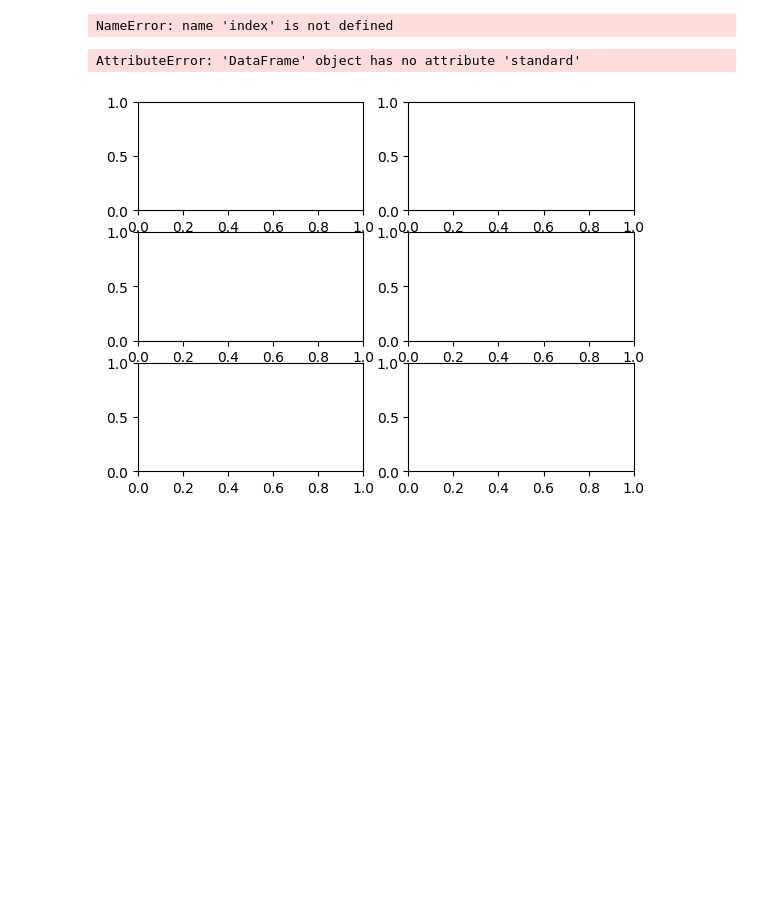
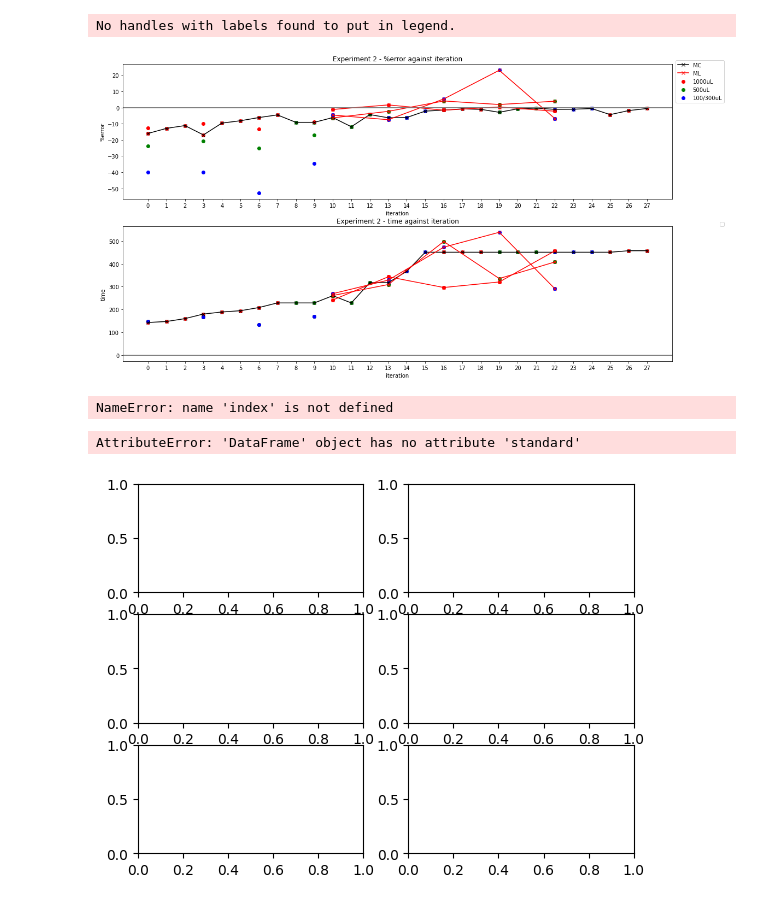
Before and after one commit to Quijanove/viscosity_liquid_transfer_Pablo, a Jupyter notebook: Opentrons_experiments/BOTorch_optimization/Opentrons_csv/error against iterations (ini+cal+ml).ipynb, the cells around one changed output. Cells and saved outputs as stored; diff of their text form; code cells hidden in the pictures; blank space fills up the shorter version.

```diff
--- a/Opentrons_experiments/BOTorch_optimization/Opentrons_csv/error against iterations (ini+cal+ml).ipynb
+++ b/Opentrons_experiments/BOTorch_optimization/Opentrons_csv/error against iterations (ini+cal+ml).ipynb
@@ -38,3 +38,5 @@ df_cal
+# %%
+df_exp_2['time_asp_1000'] = 1000/df_exp_2['aspiration_rate'] + 1000/df_exp_2['dispense_rate'] + df_exp_2['delay_aspirate'] + df_exp_2['delay_dispense']
 # %%
 index_cal = np.arange(len(df_cal.index))
 index_ini = np.arange(len(df_ini.index))
@@ -134,3 +136,81 @@ No handles with labels found to put in legend.
+# %%
+fig , axs = plt.subplots(2,1)
+
+fig.set_size_inches(18, 10)
+
+axs[0].scatter(df_cal_1000.index,df_cal_1000[r'%error'],label = '1000uL',color = 'red')
+axs[0].scatter(df_cal_500.index,df_cal_500[r'%error'],label = '500uL', color = 'green')
+axs[0].scatter(df_cal_300.index,df_cal_300[r'%error'],label = '100/300uL',color = 'blue')
+axs[0].plot(index_cal,df_cal[r'%error'],color='black',marker = 'x',label = "MC")
+axs[0].axhline(y=0,color='grey')
+axs[0].set_xticks(index_cal)
+
+axs[0].set_xlabel('iteration')
+axs[0].set_ylabel(r'%error')
+
+    # initialization
+axs[0].scatter(df_ini_1000.index,df_ini_1000[r'%error'],color = 'red')
+axs[0].scatter(df_ini_500.index-1,df_ini_500[r'%error'],color = 'green')
+axs[0].scatter(df_ini_100.index-2,df_ini_100[r'%error'],color = 'blue')
+# axs[1].plot(df_ini_1000.index,df_ini_1000[r'%error'],color='black',marker = 'x')
+# axs[1].plot(df_ini_500.index-1,df_ini_500[r'%error'],color='black',marker = 'x')
+# axs[1].plot(df_ini_100.index-2,df_ini_100[r'%error'],color='black',marker = 'x')
+axs[0].axhline(y=0,color='grey')
+
+    # BOTorch optimisation
+axs[0].scatter(df_exp_2_1000.index+10,df_exp_2_1000[r'%error'],color = 'red')
+axs[0].scatter(df_exp_2_500.index+9,df_exp_2_500[r'%error'],color = 'green')
+axs[0].scatter(df_exp_2_100.index+8,df_exp_2_100[r'%error'],color = 'blue')
+axs[0].plot(df_exp_2_1000.index+10,df_exp_2_1000[r'%error'],color='red',marker = 'x',label = 'ML')
+axs[0].plot(df_exp_2_500.index+9,df_exp_2_500[r'%error'],color='red',marker = 'x')
+axs[0].plot(df_exp_2_100.index+8,df_exp_2_100[r'%error'],color='red',marker = 'x')
+axs[0].axhline(y=0,color='grey')
+
+axs[0].set_xlabel('iteration')
+axs[0].set_ylabel(r'%error')
+axs[0].legend(bbox_to_anchor=(1.1, 1.05))
+axs[0].set_title(r'Experiment 2 - %error against iteration')
+
+
+# 1 - Experiment 1 time
+    # 1 - calibration
+axs[1].scatter(df_cal_1000.index,df_cal_1000[r'time_asp_1000'],color = 'red')
+axs[1].scatter(df_cal_500.index,df_cal_500[r'time_asp_1000'],color = 'green')
+axs[1].scatter(df_cal_300.index,df_cal_300[r'time_asp_1000'],color = 'blue')
+axs[1].plot(index_cal,df_cal[r'time_asp_1000'],color='black',marker = 'x')
+axs[1].axhline(y=0,color='grey')
+axs[1].set_xticks(index_cal)
+
+axs[1].set_xlabel('iteration')
+axs[1].set_ylabel(r'time')
+
+    # initialization
+axs[1].scatter(df_ini_1000.index,df_ini_1000[r'time_asp_1000'],color = 'red')
+axs[1].scatter(df_ini_500.index-1,df_ini_500[r'time_asp_1000'],color = 'green')
+axs[1].scatter(df_ini_100.index-2,df_ini_100[r'time_asp_1000'],color = 'blue')
+# axs[1].plot(df_ini_1000.index,df_ini_1000[r'%error'],color='black',marker = 'x')
+# axs[1].plot(df_ini_500.index-1,df_ini_500[r'%error'],color='black',marker = 'x')
+# axs[1].plot(df_ini_100.index-2,df_ini_100[r'%error'],color='black',marker = 'x')
+axs[1].axhline(y=0,color='grey')
+
+    # BOTorch optimisation
+axs[1].scatter(df_exp_2_1000.index+10,df_exp_2_1000[r'time_asp_1000'],color = 'red')
+axs[1].scatter(df_exp_2_500.index+9,df_exp_2_500[r'time_asp_1000'],color = 'green')
+axs[1].scatter(df_exp_2_100.index+8,df_exp_2_100[r'time_asp_1000'],color = 'blue')
+axs[1].plot(df_exp_2_1000.index+10,df_exp_2_1000[r'time_asp_1000'],color='red',marker = 'x')
+axs[1].plot(df_exp_2_500.index+9,df_exp_2_500[r'time_asp_1000'],color='red',marker = 'x')
+axs[1].plot(df_exp_2_100.index+8,df_exp_2_100[r'time_asp_1000'],color='red',marker = 'x')
+axs[1].axhline(y=0,color='grey')
+
+axs[1].set_xlabel('iteration')
+axs[1].set_ylabel(r'time')
+axs[1].legend(bbox_to_anchor=(1.1, 1.05))
+axs[1].set_title(r'Experiment 2 - time against iteration')
+
+fig.savefig(exp_folder+r'/'+'Viscosity_std_'+std+r'_iteration_against_%error_and_time_comparison'+'_exp2'+'.png')
+# %% [output]
+No handles with labels found to put in legend.
+[figure, added]
 # %%
 plt.plot(index,df.error,color='black',marker = 'x')
 plt.axhline(y=0,color='grey')
```
Also changed, not shown: parts of 2 cells of this notebook, 7 other files.
